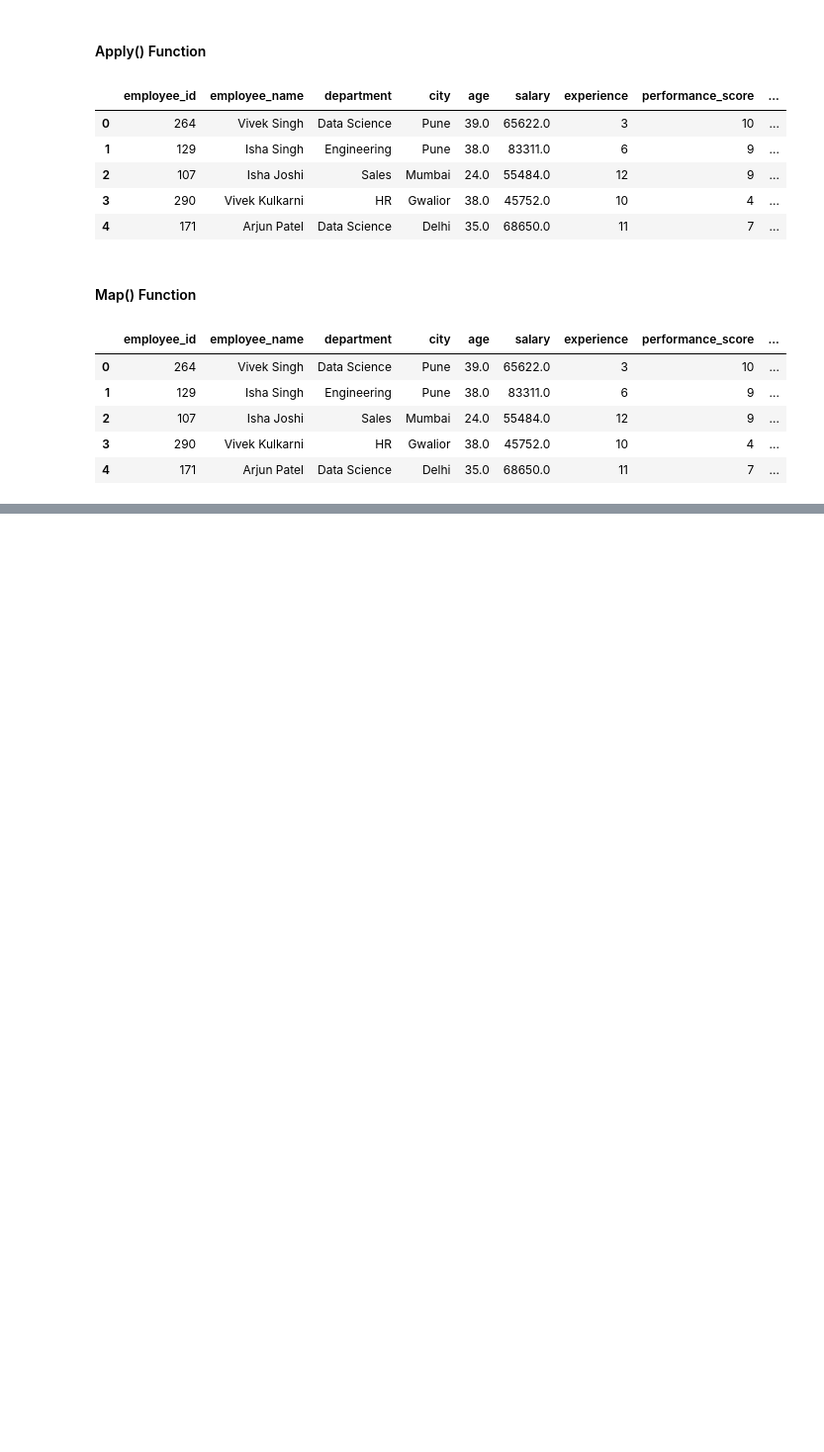
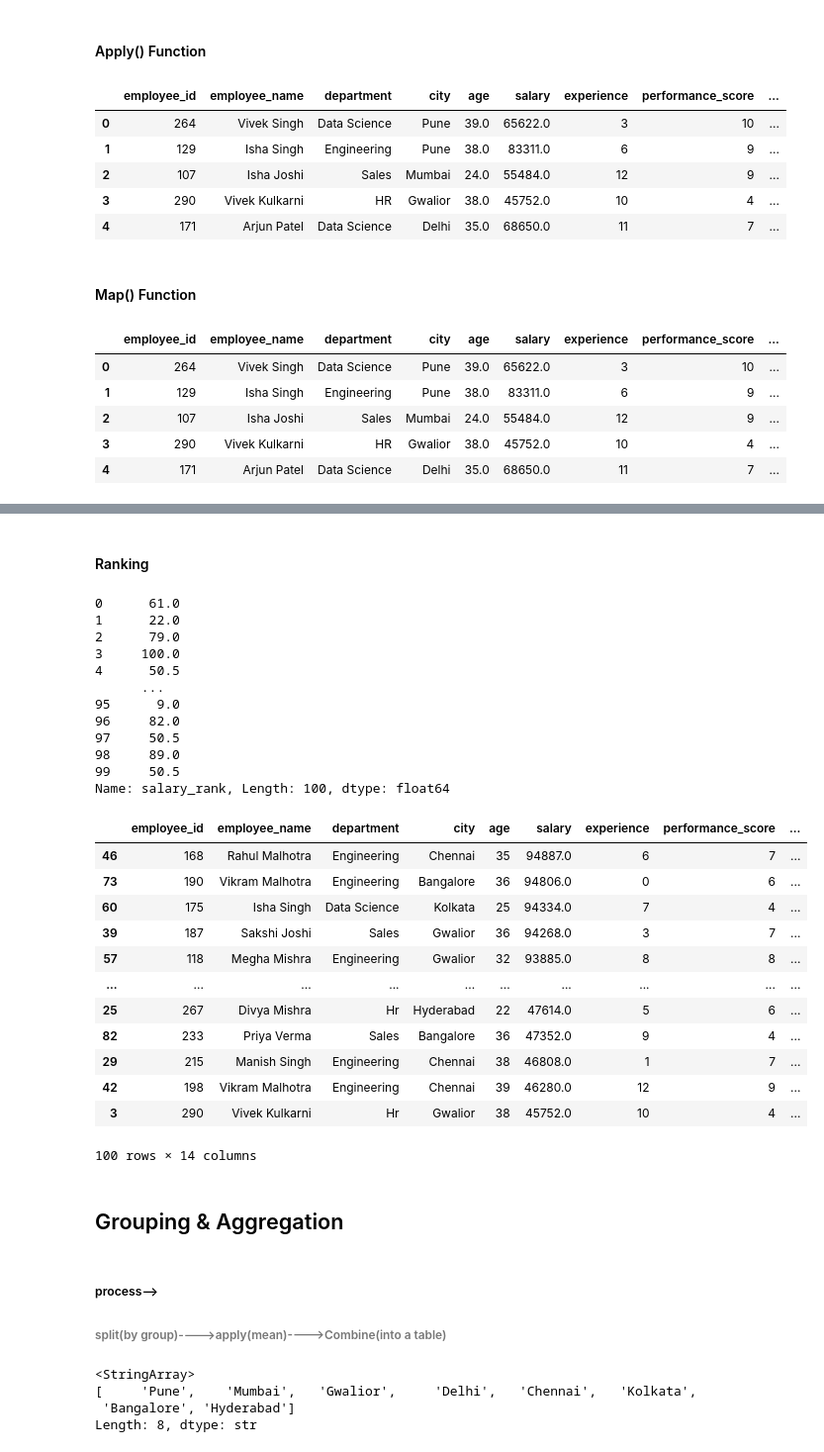
Before and after one commit to prajapatigagan/Learning_pandas, a Jupyter notebook: cleaningData.ipynb, the cells around one changed output, grey strips where cells are left out. Shown at 99% size. Drawn from its saved outputs; the diff is of its cells as text; code cells hidden in the pictures; blank space fills up the shorter version.

```diff
--- a/cleaningData.ipynb
+++ b/cleaningData.ipynb
@@ -245,0 +298,3 @@ df.head()
+# %%
+df['department']=df['department'].str.strip().str.title()
+print(df['department'].unique())
@@ -245,0 +326,32 @@ df.head()
+# %% [markdown]
+#### Ranking
+# %%
+df["salary_rank"] = df["salary"].rank(ascending=False)
+print(df["salary_rank"])
+df.sort_values(by="salary_rank")
+# %% [output]
+0      61.0
+1      22.0
+2      79.0
+3     100.0
+4      50.5
+      ...
+95      9.0
+96     82.0
+97     50.5
+98     89.0
+99     50.5
+Name: salary_rank, Length: 100, dtype: float64
+|  | employee_id | employee_name | department | city | age | salary | experience | performance_score | ... |
+| 46 | 168 | Rahul Malhotra | Engineering | Chennai | 35 | 94887.0 | 6 | 7 | ... |
+| 73 | 190 | Vikram Malhotra | Engineering | Bangalore | 36 | 94806.0 | 0 | 6 | ... |
+| 60 | 175 | Isha Singh | Data Science | Kolkata | 25 | 94334.0 | 7 | 4 | ... |
+| 39 | 187 | Sakshi Joshi | Sales | Gwalior | 36 | 94268.0 | 3 | 7 | ... |
+| 57 | 118 | Megha Mishra | Engineering | Gwalior | 32 | 93885.0 | 8 | 8 | ... |
+| ... | ... | ... | ... | ... | ... | ... | ... | ... | ... |
+| 25 | 267 | Divya Mishra | Hr | Hyderabad | 22 | 47614.0 | 5 | 6 | ... |
+| 82 | 233 | Priya Verma | Sales | Bangalore | 36 | 47352.0 | 9 | 4 | ... |
+| 29 | 215 | Manish Singh | Engineering | Chennai | 38 | 46808.0 | 1 | 7 | ... |
+| 42 | 198 | Vikram Malhotra | Engineering | Chennai | 39 | 46280.0 | 12 | 9 | ... |
+| 3 | 290 | Vivek Kulkarni | Hr | Gwalior | 38 | 45752.0 | 10 | 4 | ... |
+100 rows × 14 columns
@@ -245,0 +360,12 @@ df.head()
+# %% [markdown]
+## Grouping & Aggregation
+# %% [markdown]
+##### process-->
+######    split(by group)---->apply(mean)---->Combine(into a table)
+# %%
+df['city'].unique()
+# %% [output]
+<StringArray>
+[     'Pune',    'Mumbai',   'Gwalior',     'Delhi',   'Chennai',   'Kolkata',
+ 'Bangalore', 'Hyderabad']
+Length: 8, dtype: str
```
Also changed, not shown: parts of 12 cells of this notebook.
